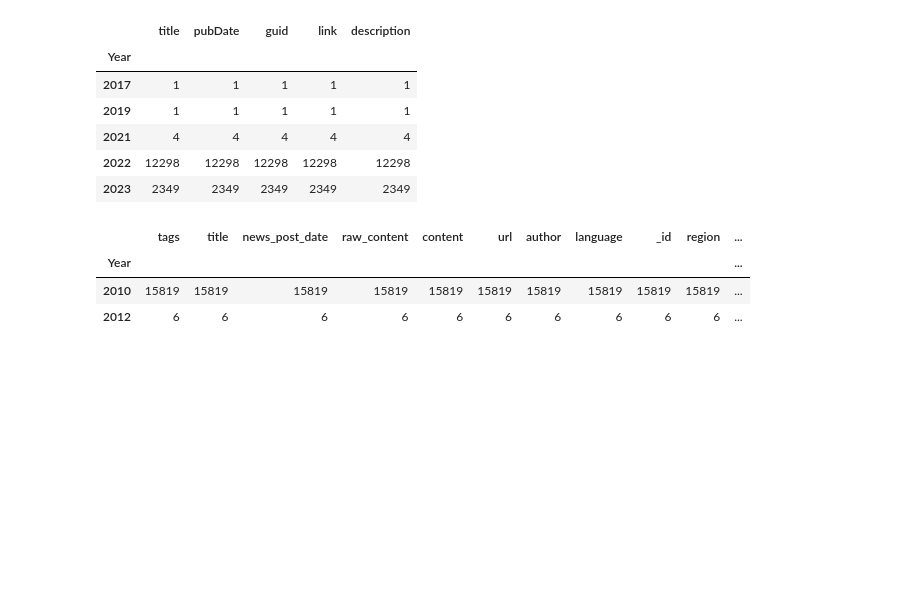
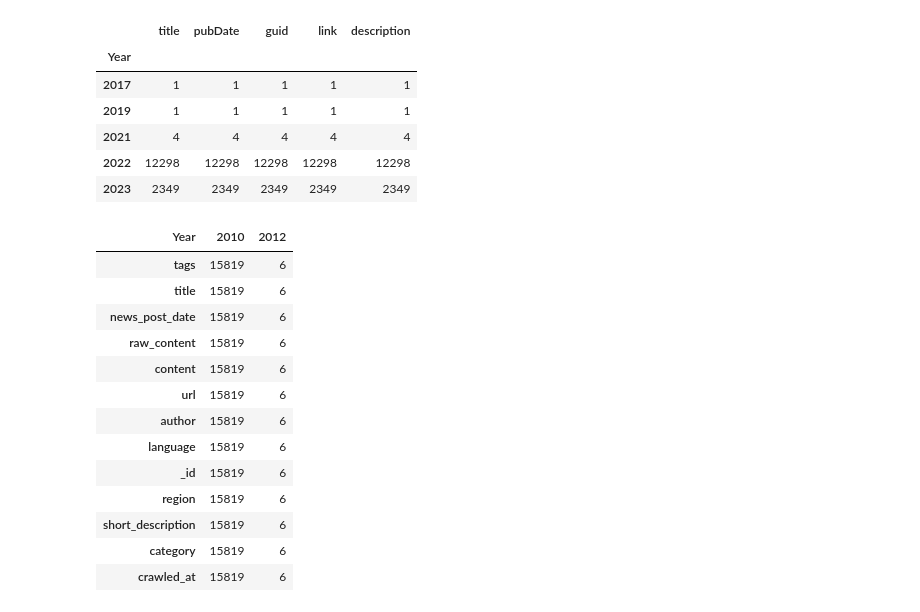
Before and after one commit to OksIvanchik/HSE_CL, a Jupyter notebook: CL_Project.ipynb, the cells around one changed output. Saved outputs shown, nothing was run; the diff lists cells and outputs as text; code cells hidden in the pictures; blank space fills up the shorter version.

```diff
--- a/CL_Project.ipynb
+++ b/CL_Project.ipynb
@@ -23,18 +44,30 @@ df.groupby(by = 'Year').count() #group by year and count the number of records
 | 2023 | 2349 | 2349 | 2349 | 2349 | 2349 |
 # %%
 #2010
+
+# expecting string format
 df2 = pd.read_json('bbc_10_12.json', orient = 'records')
-#print(df2)
+# print(df2)
 
 df2['news_post_date'] = pd.to_datetime(df2['news_post_date'])
-#print(df2['news_post_date'])
+# print(df2['news_post_date'])
 
 df2['Year'] = df2['news_post_date'].dt.date.apply(lambda x: x.year)
-#print(df2['Year'])
+# print(df2['Year'])
 
-df2.groupby(by='Year').count()
+df2.groupby(by='Year').count().T
 # %% [output]
-|  | tags | title | news_post_date | raw_content | content | url | author | language | _id | region | ... |
-| Year |  |  |  |  |  |  |  |  |  |  | ... |
-| 2010 | 15819 | 15819 | 15819 | 15819 | 15819 | 15819 | 15819 | 15819 | 15819 | 15819 | ... |
-| 2012 | 6 | 6 | 6 | 6 | 6 | 6 | 6 | 6 | 6 | 6 | ... |
+| Year | 2010 | 2012 |
+| tags | 15819 | 6 |
+| title | 15819 | 6 |
+| news_post_date | 15819 | 6 |
+| raw_content | 15819 | 6 |
+| content | 15819 | 6 |
+| url | 15819 | 6 |
+| author | 15819 | 6 |
+| language | 15819 | 6 |
+| _id | 15819 | 6 |
+| region | 15819 | 6 |
+| short_description | 15819 | 6 |
+| category | 15819 | 6 |
+| crawled_at | 15819 | 6 |
```
Also changed, not shown: parts of 9 cells of this notebook.
